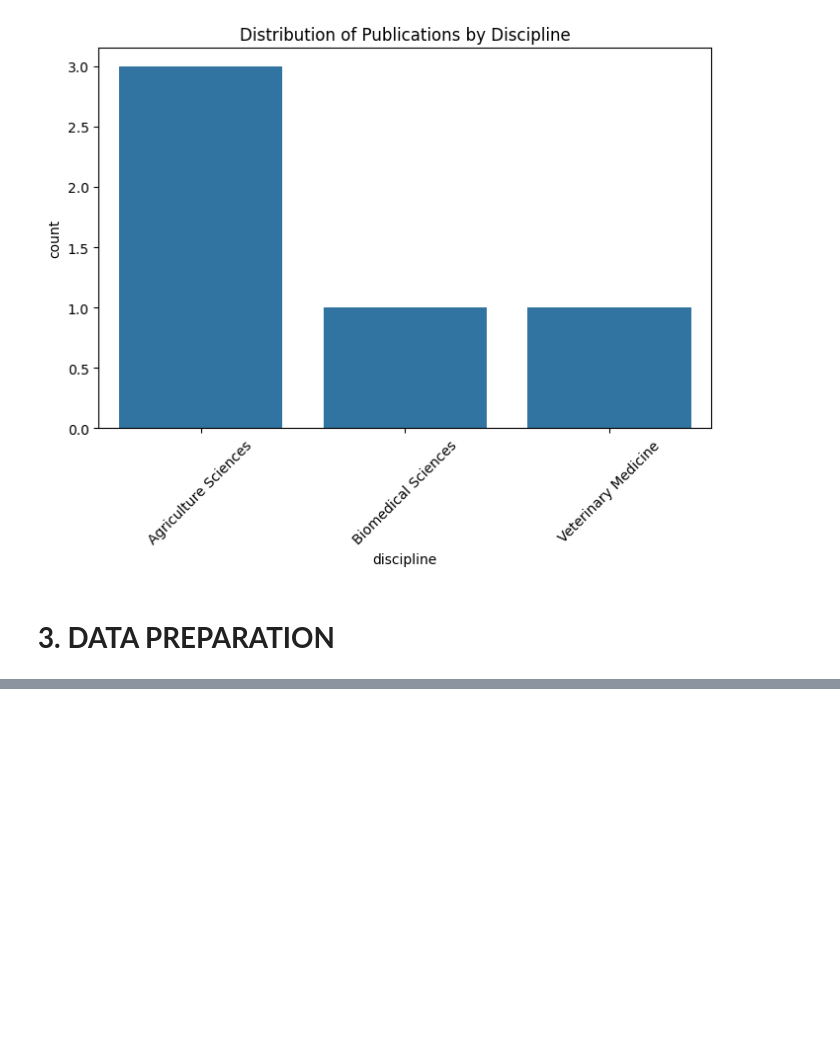
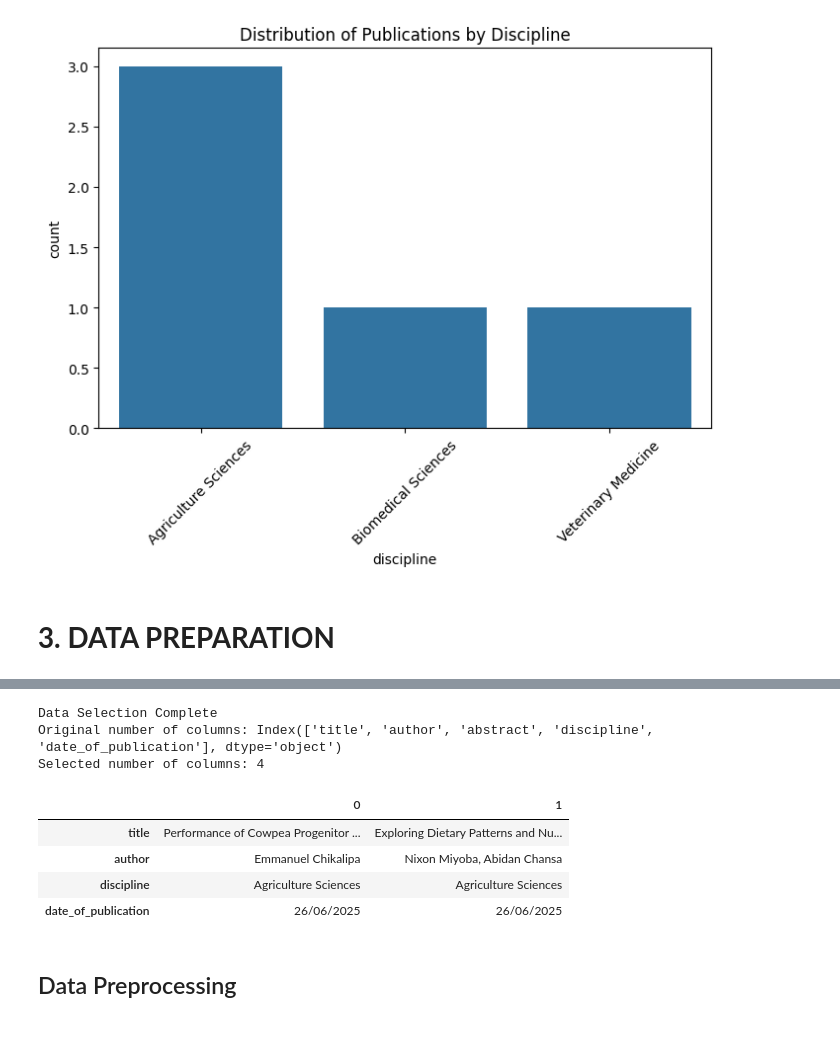
Before and after one commit to chimuka-e-sakala/code-unza25-csc4792-project_team_3-repository-for-Project-Team-3, a Jupyter notebook: code_unza25_csc4792_project_team_3_notebook_ipynb_for_Project_Team_3.ipynb, the cells around one changed output, grey strips where cells are left out. Drawn from its saved outputs; the diff is of its cells as text; code cells hidden in the pictures; blank space fills up the shorter version.

```diff
--- a/code_unza25_csc4792_project_team_3_notebook_ipynb_for_Project_Team_3.ipynb
+++ b/code_unza25_csc4792_project_team_3_notebook_ipynb_for_Project_Team_3.ipynb
@@ -250,0 +194,24 @@ df['discipline'] = df['discipline'].fillna(df['discipline'].mode()[0])
+# %%
+# Import necessary libraries
+import pandas as pd
+import numpy as np
+from sklearn.preprocessing import MinMaxScaler
+from sklearn.feature_extraction.text import CountVectorizer
+import nltk
+import string
+from datetime import datetime
+
+# Download necessary NLTK data for text preprocessing
+nltk.download('punkt_tab')
+nltk.download('stopwords')
+from nltk.corpus import stopwords
+from nltk.stem import PorterStemmer
+from nltk.tokenize import word_tokenize
+
+# --- Load the Dataset ---
+var_path_learning = "https://raw.githubusercontent.com/chimuka-e-sakala/code-unza25-csc4792-project_team_3-repository-for-Project-Team-3/refs/heads/main/jabs.csv"
+var_raw_learning_outcomes_df = pd.read_csv(var_path_learning, sep=',')
+print("Loaded dataset from github")
+
+# We will work with a copy to keep the original raw data intact
+var_working_df = var_raw_learning_outcomes_df.copy()
@@ -250,0 +228,24 @@ df['discipline'] = df['discipline'].fillna(df['discipline'].mode()[0])
+# %%
+# Define the list of columns we believe are most relevant for our initial model
+var_relevant_columns = [
+    'title', 'author', 'discipline', 'date_of_publication'
+]
+
+# Select only these columns from the working DataFrame
+var_selected_df = var_working_df[var_relevant_columns]
+
+print("Data Selection Complete")
+print(f"Original number of columns: {var_working_df.columns}")
+print(f"Selected number of columns: {len(var_selected_df.columns)}")
+var_selected_df.head(2).T
+# %% [output]
+Data Selection Complete
+Original number of columns: Index(['title', 'author', 'abstract', 'discipline', 'date_of_publication'], dtype='object')
+Selected number of columns: 4
+|  | 0 | 1 |
+| title | Performance of Cowpea Progenitor ... | Exploring Dietary Patterns and Nu... |
+| author | Emmanuel Chikalipa | Nixon Miyoba, Abidan Chansa |
+| discipline | Agriculture Sciences | Agriculture Sciences |
+| date_of_publication | 26/06/2025 | 26/06/2025 |
+# %% [markdown]
+## Data Preprocessing
@@ -250,0 +262,2 @@ df['discipline'] = df['discipline'].fillna(df['discipline'].mode()[0])
+# %% [markdown]
+##
```
Also changed, not shown: parts of 19 cells of this notebook.
